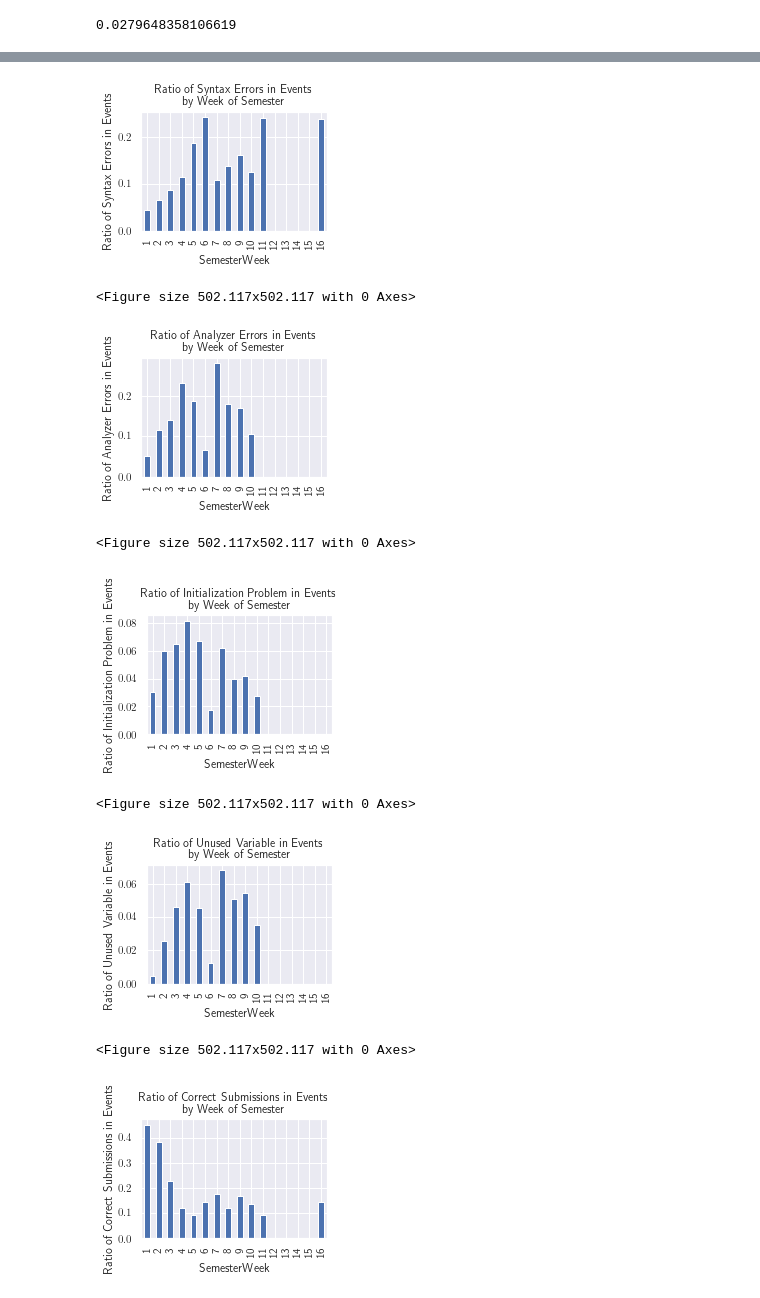
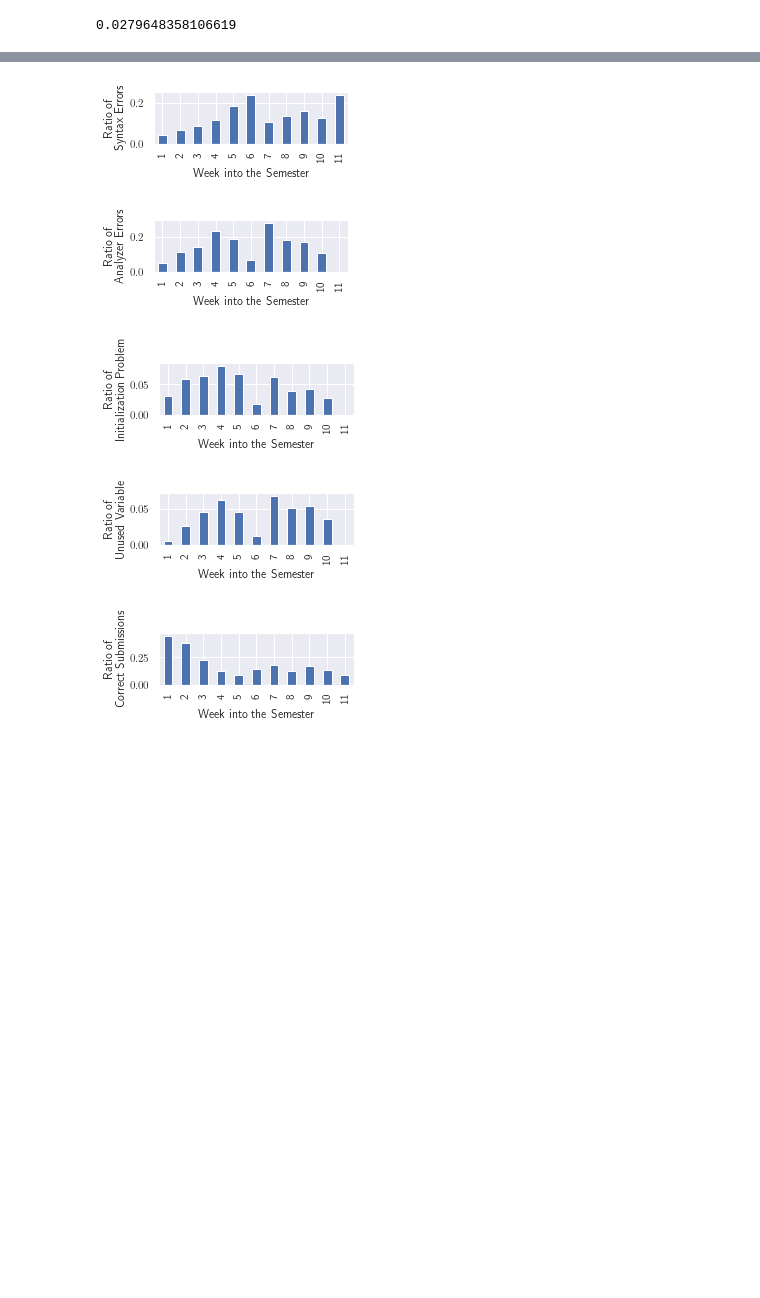
Before and after one commit to acbart/csedm20-paper-cs1-analysis, a Jupyter notebook: notebooks/Mistake Analysis.ipynb, the cells around one changed output, grey strips where cells are left out. Drawn from its saved outputs; the diff is of its cells as text; code cells hidden in the pictures; blank space fills up the shorter version.

```diff
--- a/notebooks/Mistake Analysis.ipynb
+++ b/notebooks/Mistake Analysis.ipynb
@@ -1521,34 +1529,30 @@ Name: InterventionMessage, dtype: object
 # %%
 for category, label, filename in [('Syntax', 'Syntax Errors', 'syntax'),
                                   ('Analyzer', 'Analyzer Errors', 'analyzer'),
                                   ('Analyzer|Initialization Problem', 'Initialization Problem', 'initproblem'),
                                   ('Analyzer|Unused Variable', 'Unused Variable', 'unusedvar'),
                                   ('Complete', 'Correct Submissions', 'complete'),
                                   ('instructor', 'Instructor Feedbacks', 'instructor'),
                                   ('Runtime', 'Runtime Errors', 'runtime')]:
     syntax_errors = submissions[submissions.InterventionType.str.startswith(category)]
     # Have to trim out some bad data from weeks 12-15
     scdw = syntax_errors.ClientTimestamp.dt.week
     syntax_errors = syntax_errors[(scdw<11+FIRST_WEEK)|((14+FIRST_WEEK)<scdw)]
     semester_weeks = syntax_errors.assign(SemesterWeek=syntax_errors.ClientTimestamp.dt.week)
     totals = submissions.assign(SemesterWeek=submissions.ClientTimestamp.dt.week).groupby('SemesterWeek').SubjectID.count()
     weekly_syntax_errors = semester_weeks.groupby('SemesterWeek').SubjectID.count()/totals
     weekly_syntax_errors.index = (weekly_syntax_errors.index - FIRST_WEEK+1)
-    weekly_syntax_errors = weekly_syntax_errors.reindex(range(1, 17), fill_value=0)
-    plt.figure(figsize=(COLUMN_WIDTH, .66*COLUMN_WIDTH))
-    plt.ylabel(f"Ratio of {label} in Events")
+    weekly_syntax_errors = weekly_syntax_errors.reindex(range(1, 12), fill_value=0)
+    plt.figure(figsize=(TEXT_WIDTH/2, COLUMN_WIDTH/3.5))
+    plt.ylabel(f"Ratio of\n{label}")
+    #plt.title(f"Ratio of {label} in Events\nby Week of Semester")
+    weekly_syntax_errors.plot.bar()
     plt.xlabel("Week into the Semester")
-    plt.title(f"Ratio of {label} in Events\nby Week of Semester")
-    weekly_syntax_errors.plot.bar()
+    save_figure(f'bar_ratio_{filename}_errors.pdf')
     plt.show()
-    save_figure(f'bar_ratio_{filename}_errors.pdf')
 # %% [output]
-[figure, old version]
+[figure, new version]
-<Figure size 502.117x502.117 with 0 Axes>
-[figure, old version]
+[figure, new version]
-<Figure size 502.117x502.117 with 0 Axes>
-[figure, old version]
+[figure, new version]
-<Figure size 502.117x502.117 with 0 Axes>
-[figure, old version]
+[figure, new version]
-<Figure size 502.117x502.117 with 0 Axes>
-[figure, old version]
+[figure, new version]
```
Also changed, not shown: parts of 17 cells of this notebook, 31 other files.
